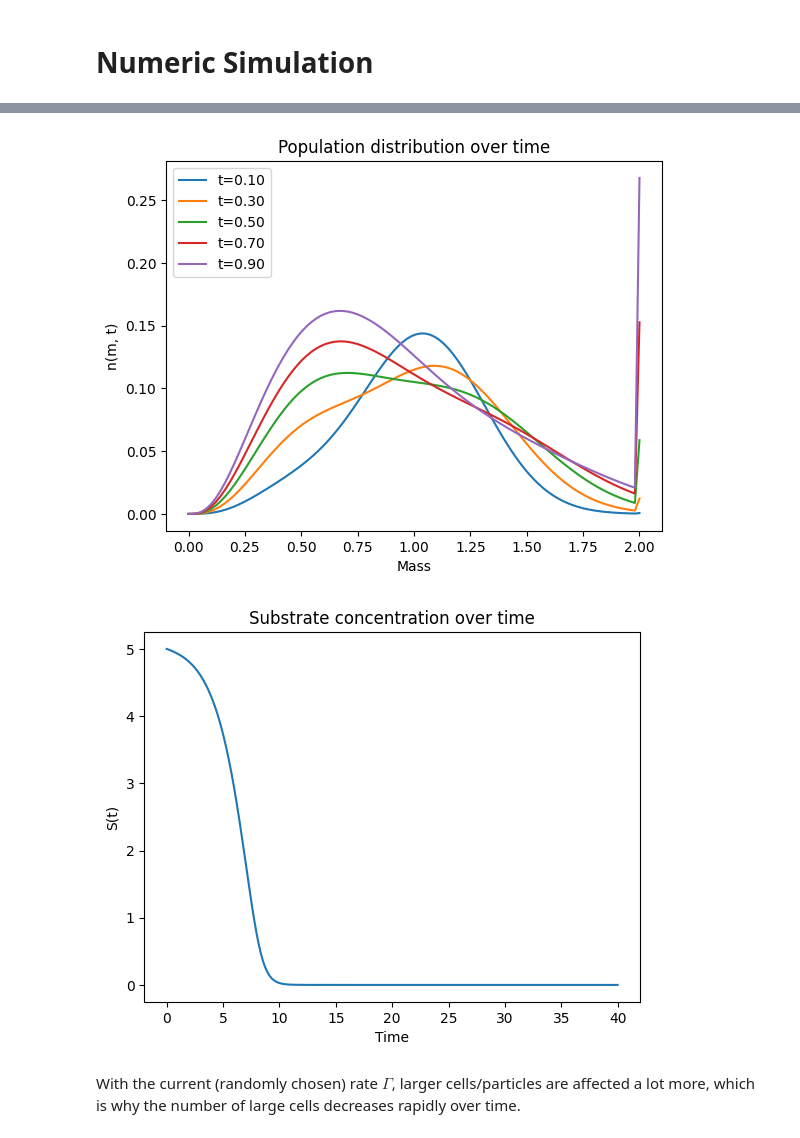
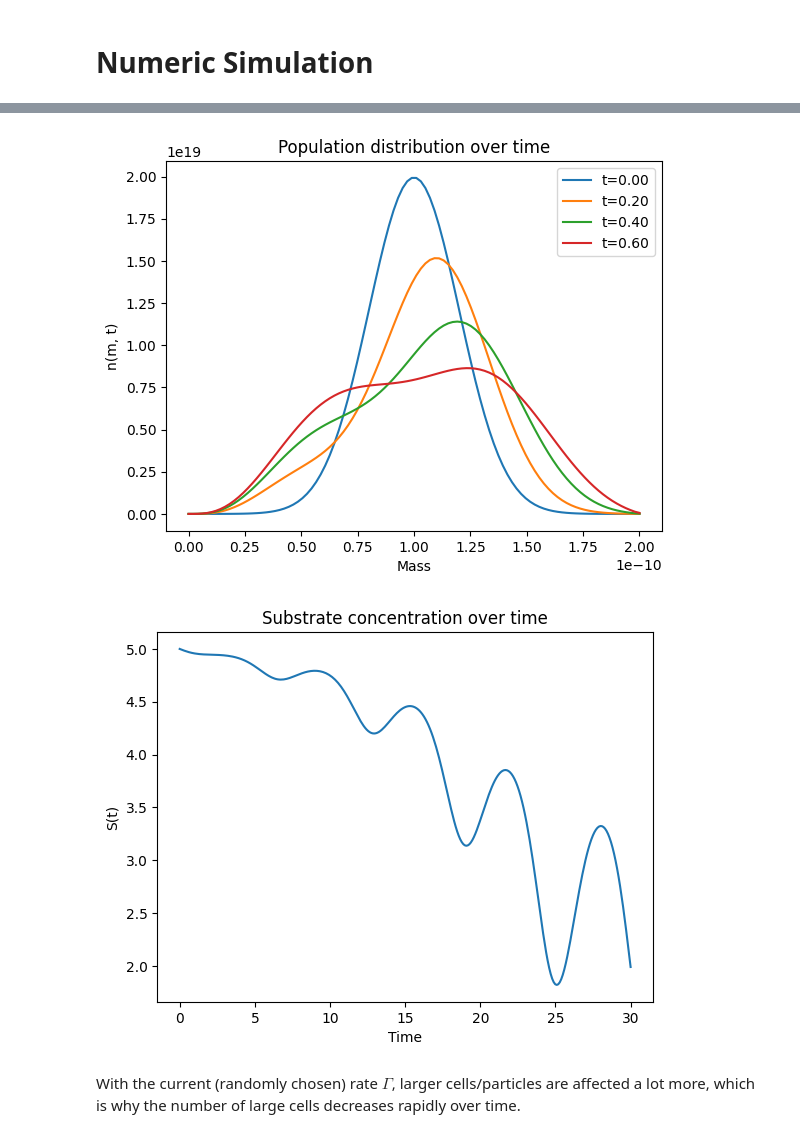
Before and after one commit to therealtoby1/Master, a Jupyter notebook: Cell_growth_integro_diff.ipynb, the cells around one changed output, grey strips where cells are left out. Drawn from its saved outputs; the diff is of its cells as text; code cells hidden in the pictures.

```diff
--- a/Cell_growth_integro_diff.ipynb
+++ b/Cell_growth_integro_diff.ipynb
@@ -58,8 +58,8 @@ import pickle
 # %%
 #domain and parameters
 M  =  100
-m_min,  m_max   =    0.0,    2.0
-minimal_division_mass=0.1
+m_min,  m_max   =    0.0,    2e-10
+minimal_division_mass=0
 m = np.linspace(m_min, m_max, M)
 delta_m = m[1] - m[0]
 
@@ -77,8 +77,10 @@ def r_g (m_i, S):
     return r_g
 
 def Gamma(m_i,S,minimal_division_mass):
-    beta = 1.0
-    gamma_m = np.where(m_i < minimal_division_mass, 0.0, beta * m_i)
+    # beta = 5
+    eps=1e-12
+    # gamma_m=np.where(m_i < minimal_division_mass, 0, beta *m_i)  # if m_i < minimal_division_mass, then gamma = 0
+    gamma_m = 1 / (m_max-m_i+eps)  - 1/ (m_max-minimal_division_mass+eps)
     return gamma_m * r_g(m_i, S)
 
 
@@ -94,7 +96,7 @@ def build_P(m, q, Bqq,delta_m):
         nonzero_vals = (1.0 / Bqq) * (1.0 / mk) * (x ** (q - 1)) * ((1 - x) ** (q - 1))
 
         P[k, :k] = nonzero_vals
-
+        # print(sum(nonzero_vals)*delta_m)
         #  (1) probability normalization: sum_i P[k,i] delta_m = 1
         Z = np.sum(P[k, :k]) * delta_m
         if Z > 0:
@@ -105,7 +107,7 @@ def build_P(m, q, Bqq,delta_m):
         if mom > 0:
             P[k, :k] *= (0.5 * mk / mom)
     return P
-
+P=build_P(m,q,Bqq,delta_m)
 #INPUTS
 # Sinoid input
 def D_func_1(t,i):
@@ -114,10 +116,9 @@ def D_func_1(t,i):
 def D_func_2(t,i):
     return np.ones_like(t) * i
 
-def population_system (t, y, m, q, Bqq, delta_m, se, minimal_division_mass, i,D_func=None):
+def population_system (t, y, m, P, delta_m, se, minimal_division_mass, i,D_func=None):
     n=y[:-1]
     S=y[-1]
-    P=build_P(m,q,Bqq,delta_m)
     dn_dt= np.zeros_like(n)
 
 
@@ -191,10 +192,10 @@ def shifted_gaussian(m, mu, sigma):
 # Example usage
 
 
-mu=1
-sigma=0.25
+mu=0.5*m_max
+sigma=0.1*m_max
 
-n0 = shifted_gaussian(m,mu,sigma)   *  0.1            #-->biomass at start =5
+n0 = shifted_gaussian(m,mu,sigma)   *  0.1            #-->biomass at start =0.1 gramm
 plt.plot(m,n0)
 plt.title('Initial Population Distribution')
 plt.xlabel('Cell mass')
@@ -208,21 +209,20 @@ S0 = 5 #g/L
 
 # Combine into single initial condition vector
 y0 = np.concatenate([n0, [S0]])
-t_span = (0.0, 40.0)
-timesteps=400
+t_span = (0.0, 30.0)
+timesteps=300
 t_eval = np.linspace(*t_span, timesteps)
 
 # print(sum(n0*m*delta_m))
 PDE= partial(
     population_system,
     m=m,
-    q=q,
-    Bqq=Bqq,
+    P=P,
     delta_m=delta_m,
     se=se,
     minimal_division_mass=minimal_division_mass,
-    D_func=None,
-    i=3
+    D_func=D_func_1,
+    i=1
 )
 
 sol = solve_ivp(PDE, t_span, y0, t_eval=t_eval, method='RK45')
@@ -317,24 +317,24 @@ plt.show()
 # %%
 
 
 # Plot population distribution at different time steps
-for idx in range(1,10,2):
+for idx in range(0,8,2):
     plt.plot(m, sol.y[:-1, idx], label=f't={sol.t[idx]:.2f}')
 plt.xlabel('Mass')
 plt.ylabel('n(m, t)')
 plt.title('Population distribution over time')
 plt.legend()
 plt.show()
 
 # Plot substrate over time
 plt.plot(sol.t, sol.y[-1, :])
 plt.xlabel('Time')
 plt.ylabel('S(t)')
 plt.title('Substrate concentration over time')
 plt.show()
 # %% [output]
-[figure, old version]
+[figure, new version]
-[figure, old version]
+[figure, new version]
 # %% [markdown]
 With the current (randomly chosen) rate $\Gamma$, larger cells/particles are affected a lot more, which is why the number of large cells decreases rapidly over time.
 # %% [markdown]
```
Also changed, not shown: parts of 6 cells of this notebook, 4 other files.
